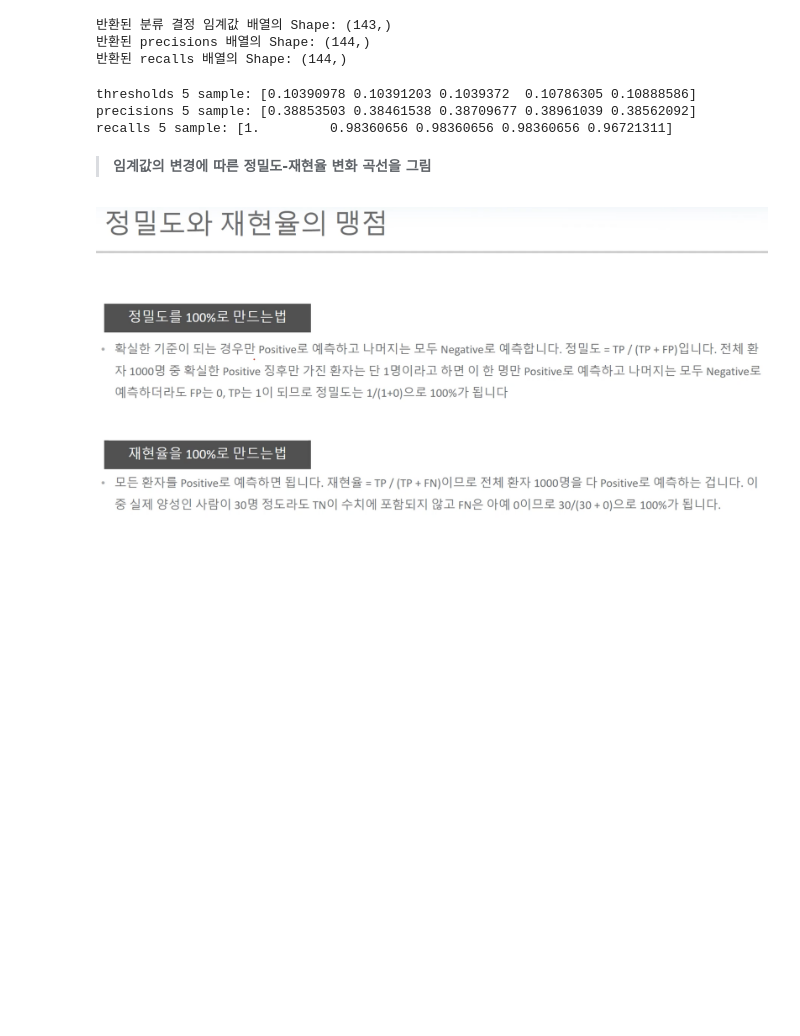
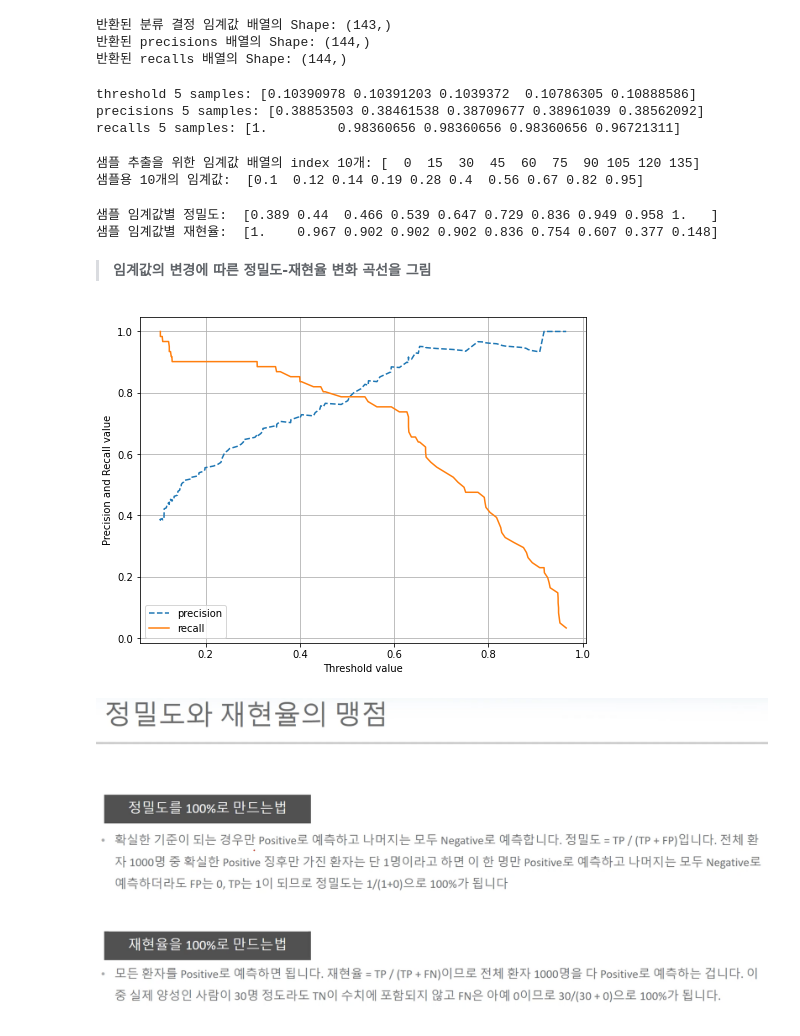
Before and after one commit to yeona98/ML-practice-python, a Jupyter notebook: evaluation basic/evaluation.ipynb, the cells around one changed output. Cells and saved outputs as stored; diff of their text form; code cells hidden in the pictures; blank space fills up the shorter version.

```diff
--- a/evaluation basic/evaluation.ipynb
+++ b/evaluation basic/evaluation.ipynb
@@ -460,44 +479,54 @@ print("반환된 recalls 배열의 Shape:", recalls.shape)
 반환된 precisions 배열의 Shape: (144,)
 반환된 recalls 배열의 Shape: (144,)
 # %%
-print("thresholds 5 sample:", thresholds[:5])
-print("precisions 5 sample:", precisions[:5])
-print("recalls 5 sample:", recalls[:5])
+print("threshold 5 samples:", thresholds[:5])
+print("precisions 5 samples:", precisions[:5])
+print("recalls 5 samples:", recalls[:5])
 # %% [output]
-thresholds 5 sample: [0.10390978 0.10391203 0.1039372  0.10786305 0.10888586]
-precisions 5 sample: [0.38853503 0.38461538 0.38709677 0.38961039 0.38562092]
-recalls 5 sample: [1.         0.98360656 0.98360656 0.98360656 0.96721311]
+threshold 5 samples: [0.10390978 0.10391203 0.1039372  0.10786305 0.10888586]
+precisions 5 samples: [0.38853503 0.38461538 0.38709677 0.38961039 0.38562092]
+recalls 5 samples: [1.         0.98360656 0.98360656 0.98360656 0.96721311]
 # %%
-# 반환된 임계값 배열 로우가 147건이므로 샘플로 10건만 추출하되, 임곗값을 15 Step으로 추출.
+# 반환된 임계값 배열 로우가 143건이므로 샘플로 10건만 추출하되, 임계값을 15 Step으로 추출
 thr_index = np.arange(0, thresholds.shape[0], 15)
-print('샘플 추출을 위한 임계값 배열의 index 10개:', thr_index)
-print('샘플용 10개의 임곗값: ', np.round(thresholds[thr_index], 2))
+print("샘플 추출을 위한 임계값 배열의 index 10개:", thr_index)
+print("샘플용 10개의 임계값: ", np.round(thresholds[thr_index], 2))
+# %% [output]
+샘플 추출을 위한 임계값 배열의 index 10개: [  0  15  30  45  60  75  90 105 120 135]
+샘플용 10개의 임계값:  [0.1  0.12 0.14 0.19 0.28 0.4  0.56 0.67 0.82 0.95]
+# %%
+# 15 step 단위로 추출된 임계값에 따른 정밀도와 재현율 값
+print("샘플 임계값별 정밀도: ", np.round(precisions[thr_index], 3))
+print("샘플 임계값별 재현율: ", np.round(recalls[thr_index], 3))
+# %% [output]
+샘플 임계값별 정밀도:  [0.389 0.44  0.466 0.539 0.647 0.729 0.836 0.949 0.958 1.   ]
+샘플 임계값별 재현율:  [1.    0.967 0.902 0.902 0.902 0.836 0.754 0.607 0.377 0.148]
 # %% [markdown]
 > **임계값의 변경에 따른 정밀도-재현율 변화 곡선을 그림**
 # %%
 import matplotlib.pyplot as plt
 import matplotlib.ticker as ticker
 %matplotlib inline
 
-def precision_recall_curve_plot(y_test , pred_proba_c1):
-    # threshold ndarray와 이 threshold에 따른 정밀도, 재현율 ndarray 추출.
-    precisions, recalls, thresholds = precision_recall_curve( y_test, pred_proba_c1)
+def precision_recall_curve_plot(y_test, pred_proba_c1):
+  # threshold ndarray와 이 threshold에 따른 정밀도, 재현율 ndarray 추출.
+  precisions, recalls, thresholds = precision_recall_curve(y_test, pred_proba_c1)
 
-    # X축을 threshold값으로, Y축은 정밀도, 재현율 값으로 각각 Plot 수행. 정밀도는 점선으로 표시
-    plt.figure(figsize=(8,6))
-    threshold_boundary = thresholds.shape[0]
-    plt.plot(thresholds, precisions[0:threshold_boundary], linestyle='--', label='precision')
-    plt.plot(thresholds, recalls[0:threshold_boundary],label='recall')
+  # X축을 threshold 값으로, y축은 정밀도, 재현율 값으로 각각 Plot 수행. 정밀도는 점선으로 표시
+  plt.figure(figsize=(8,6))
+  threshold_boundary = thresholds.shape[0]
+  plt.plot(thresholds, precisions[0:threshold_boundary], linestyle='--', label='precision')
+  plt.plot(thresholds, recalls[0:threshold_boundary], label='recall')
 
-    # threshold 값 X 축의 Scale을 0.1 단위로 변경
-    start, end = plt.xlim()
-    plt.xticks(np.round(np.arange(start, end, 0.1),2))
+  # x축, y축 label과 legend, 그리고 grid 설정
+  plt.xlabel('Threshold value')
+  plt.ylabel('Precision and Recall value')
+  plt.legend()
+  plt.grid()
+  plt.show()
 
-    # x축, y축 label과 legend, 그리고 grid 설정
-    plt.xlabel('Threshold value'); plt.ylabel('Precision and Recall value')
-    plt.legend(); plt.grid()
-    plt.show()
-
-precision_recall_curve_plot( y_test, lr_clf.predict_proba(X_test)[:, 1]
+precision_recall_curve_plot(y_test, lr_clf.predict_proba(X_test)[:, 1])
+# %% [output]
+[figure, added]
 # %% [markdown]
 ![스크린샷 2020-12-03 오후 1.23.36.png](embedded-picture-1)
```
Also changed, not shown: parts of 24 cells of this notebook.
